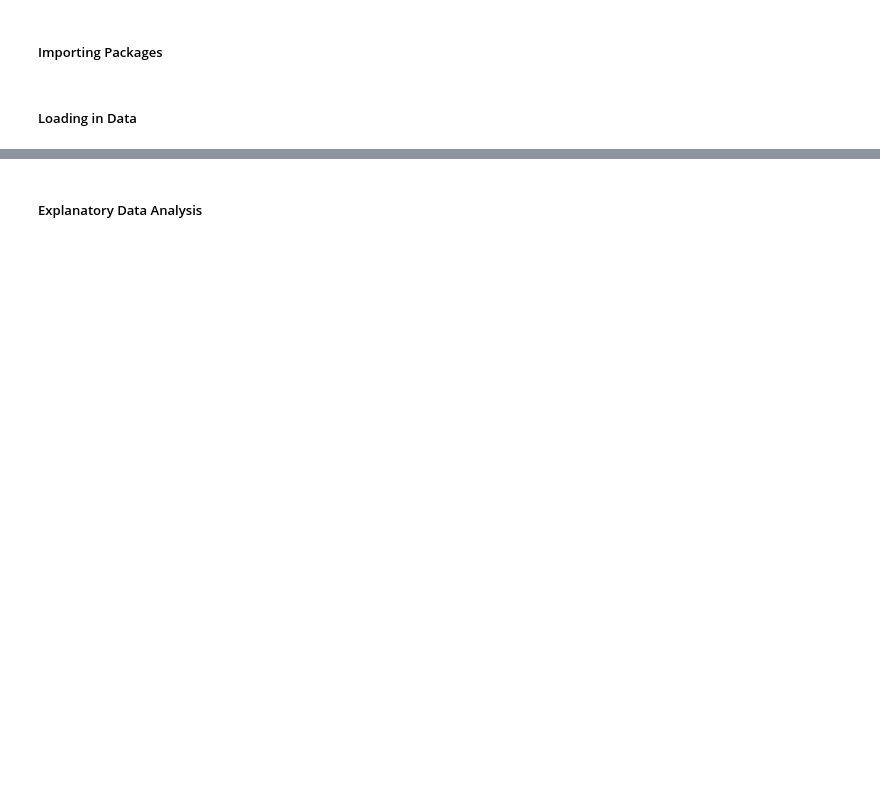
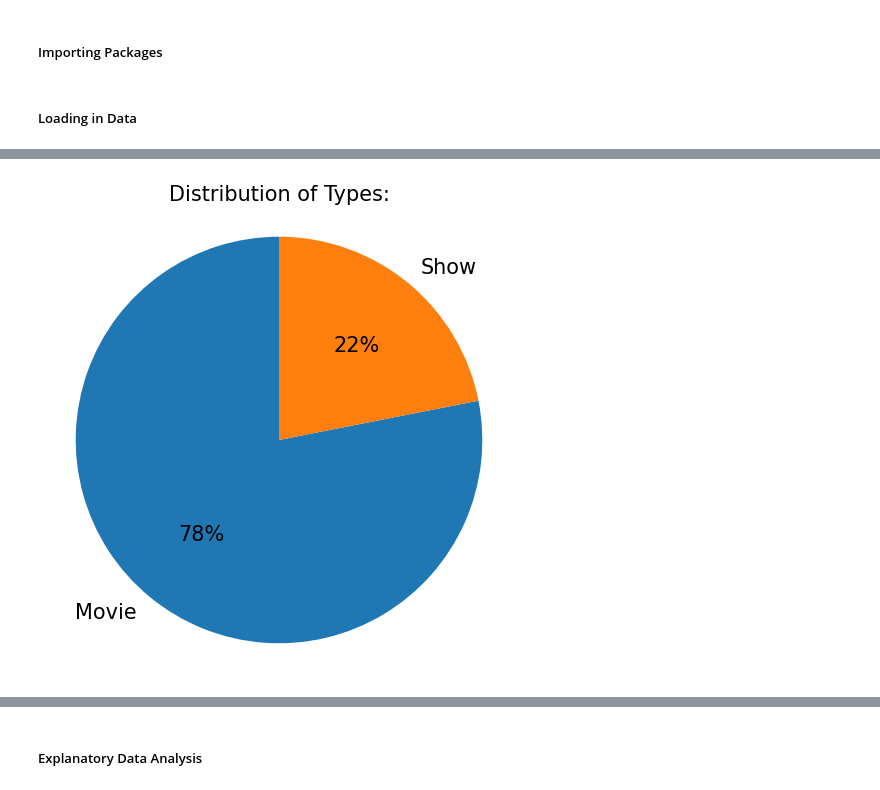
Before and after one commit to aprativ/Capstone-Project, a Jupyter notebook: movies.ipynb, the cells around one changed output, grey strips where cells are left out. Cells and saved outputs as stored; diff of their text form; code cells hidden in the pictures; blank space fills up the shorter version.

```diff
--- a/movies.ipynb
+++ b/movies.ipynb
@@ -32,0 +119,11 @@ df.head()
+# %%
+plt.figure(figsize=(10,6))
+plt.title('Distribution of Types:', fontsize=15)
+plt.pie(df.type.value_counts(),
+        labels=['Movie', 'Show'],
+        textprops={"fontsize":15},
+        radius=1.1, startangle=90,
+        autopct='%.0f%%')
+plt.show()
+# %% [output]
+[figure, added]
```
Also changed, not shown: parts of 36 cells of this notebook, 1 other file.
